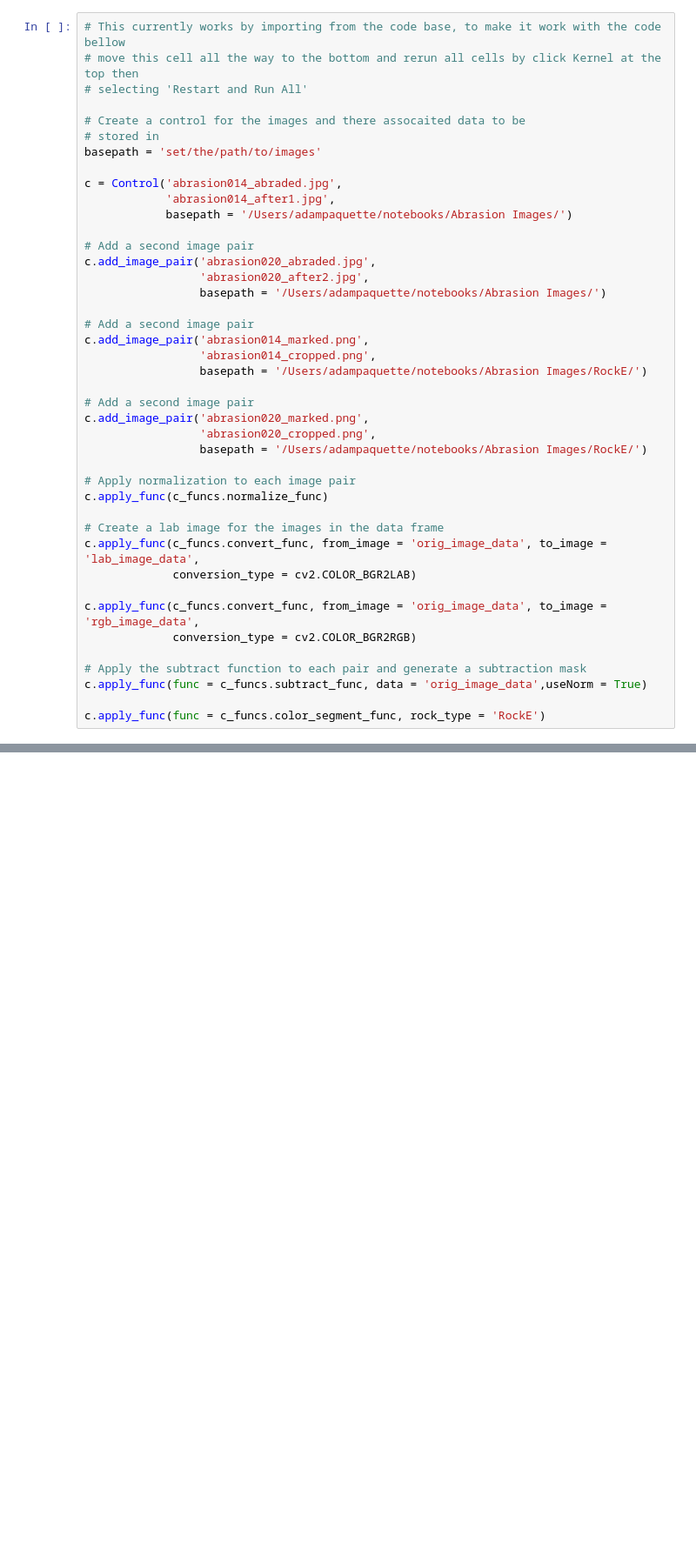
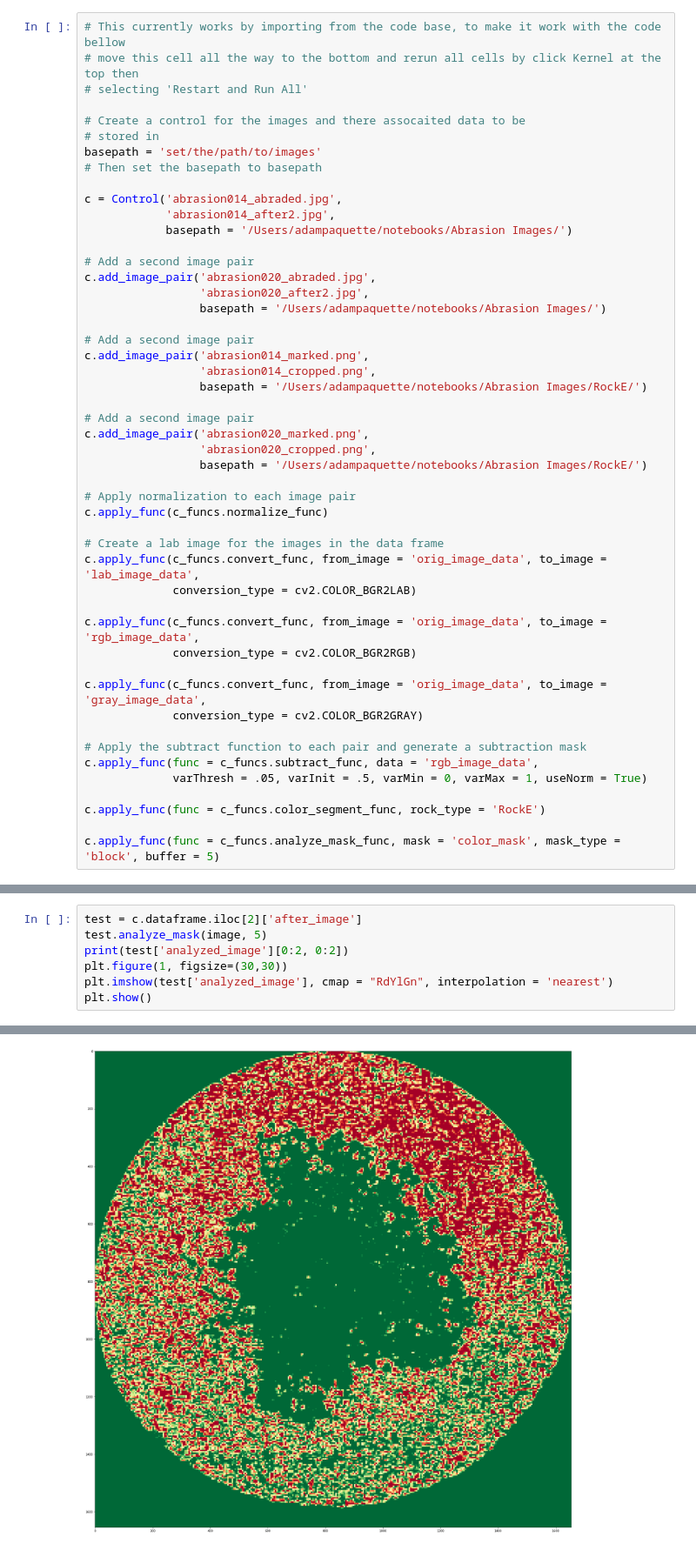
Before and after one commit to Beckcjb/Hindsight, a Jupyter notebook: Source_Code/notebooks/Prototype.ipynb, the cells around one changed output, grey strips where cells are left out. Shown at 87% size. Drawn from its saved outputs; the diff is of its cells as text; blank space fills up the shorter version.

Commit message:
Small changes to the control and added circular mask to the utils.

```diff
--- a/Source_Code/notebooks/Prototype.ipynb
+++ b/Source_Code/notebooks/Prototype.ipynb
@@ -28,9 +28,10 @@ The autoreload extension is already loaded. To reload it, use:
 # Create a control for the images and there assocaited data to be
 # stored in
 basepath = 'set/the/path/to/images'
+# Then set the basepath to basepath
 
 c = Control('abrasion014_abraded.jpg',
-            'abrasion014_after1.jpg',
+            'abrasion014_after2.jpg',
             basepath = '/Users/adampaquette/notebooks/Abrasion Images/')
 
 # Add a second image pair
@@ -58,7 +59,13 @@ c.apply_func(c_funcs.convert_func, from_image = 'orig_image_data', to_image = 'l
 c.apply_func(c_funcs.convert_func, from_image = 'orig_image_data', to_image = 'rgb_image_data',
              conversion_type = cv2.COLOR_BGR2RGB)
 
+c.apply_func(c_funcs.convert_func, from_image = 'orig_image_data', to_image = 'gray_image_data',
+             conversion_type = cv2.COLOR_BGR2GRAY)
+
 # Apply the subtract function to each pair and generate a subtraction mask
-c.apply_func(func = c_funcs.subtract_func, data = 'orig_image_data',useNorm = True)
+c.apply_func(func = c_funcs.subtract_func, data = 'rgb_image_data',
+             varThresh = .05, varInit = .5, varMin = 0, varMax = 1, useNorm = True)
 
 c.apply_func(func = c_funcs.color_segment_func, rock_type = 'RockE')
+
+c.apply_func(func = c_funcs.analyze_mask_func, mask = 'color_mask', mask_type = 'block', buffer = 5)
@@ -64,0 +133,8 @@ c.apply_func(func = c_funcs.color_segment_func, rock_type = 'RockE')
+# %%
+test = c.dataframe.iloc[2]['after_image']
+test.analyze_mask(image, 5)
+print(test['analyzed_image'][0:2, 0:2])
+plt.figure(1, figsize=(30,30))
+plt.imshow(test['analyzed_image'], cmap = "RdYlGn", interpolation = 'nearest')
+plt.show()
+# %% [output]
@@ -64,0 +143 @@ c.apply_func(func = c_funcs.color_segment_func, rock_type = 'RockE')
+[figure, added]
```
Also changed, not shown: parts of 11 cells of this notebook, 3 other files.
